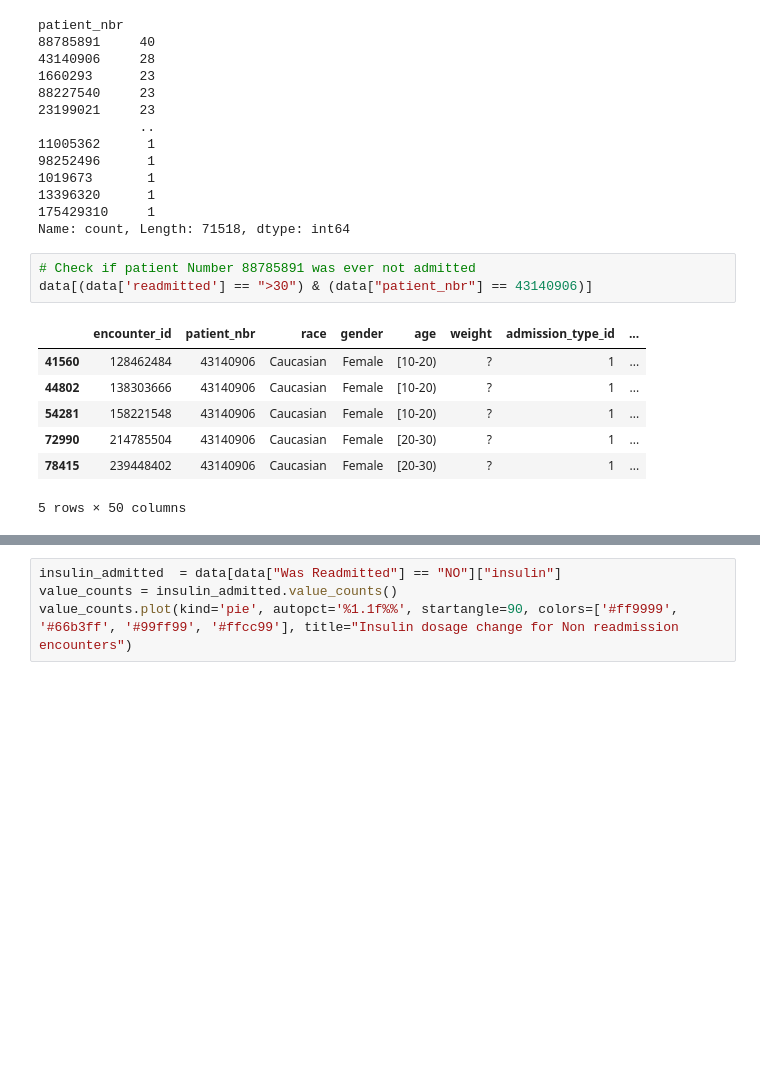
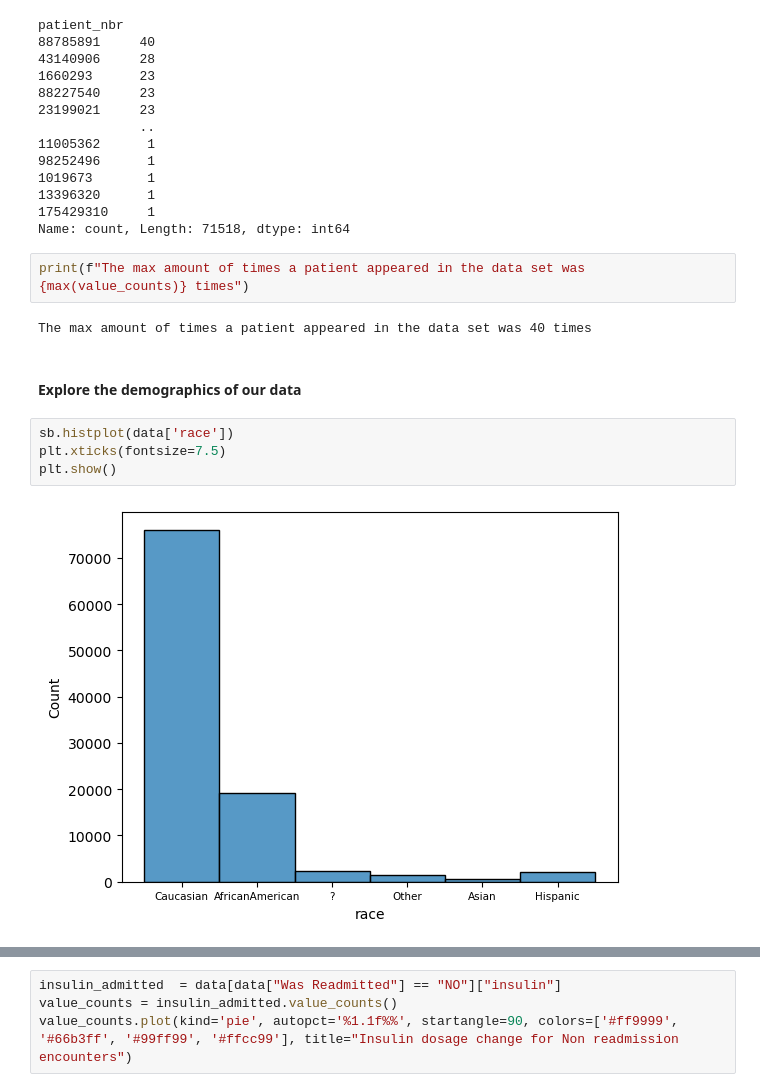
Before and after one commit to nditanaka/cs-520-90-diabetes-readmissions, a Jupyter notebook: notebook.ipynb, the cells around one changed output, grey strips where cells are left out. Drawn from its saved outputs; the diff is of its cells as text; blank space fills up the shorter version.

```diff
--- a/notebook.ipynb
+++ b/notebook.ipynb
@@ -48,14 +58,15 @@ patient_nbr
 13396320      1
 175429310     1
 Name: count, Length: 71518, dtype: int64
-# %%
-# Check if patient Number 88785891 was ever not admitted
-data[(data['readmitted'] == ">30") & (data["patient_nbr"] == 43140906)]
-# %% [output]
-|  | encounter_id | patient_nbr | race | gender | age | weight | admission_type_id | ... |
-| 41560 | 128462484 | 43140906 | Caucasian | Female | [10-20) | ? | 1 | ... |
-| 44802 | 138303666 | 43140906 | Caucasian | Female | [10-20) | ? | 1 | ... |
-| 54281 | 158221548 | 43140906 | Caucasian | Female | [10-20) | ? | 1 | ... |
-| 72990 | 214785504 | 43140906 | Caucasian | Female | [20-30) | ? | 1 | ... |
-| 78415 | 239448402 | 43140906 | Caucasian | Female | [20-30) | ? | 1 | ... |
-5 rows × 50 columns
+# %%
+print(f"The max amount of times a patient appeared in the data set was {max(value_counts)} times")
+# %% [output]
+The max amount of times a patient appeared in the data set was 40 times
+# %% [markdown]
+#### Explore the demographics of our data
+# %%
+sb.histplot(data['race'])
+plt.xticks(fontsize=7.5)
+plt.show()
+# %% [output]
+[figure, added]
```
Also changed, not shown: parts of 41 cells of this notebook.
